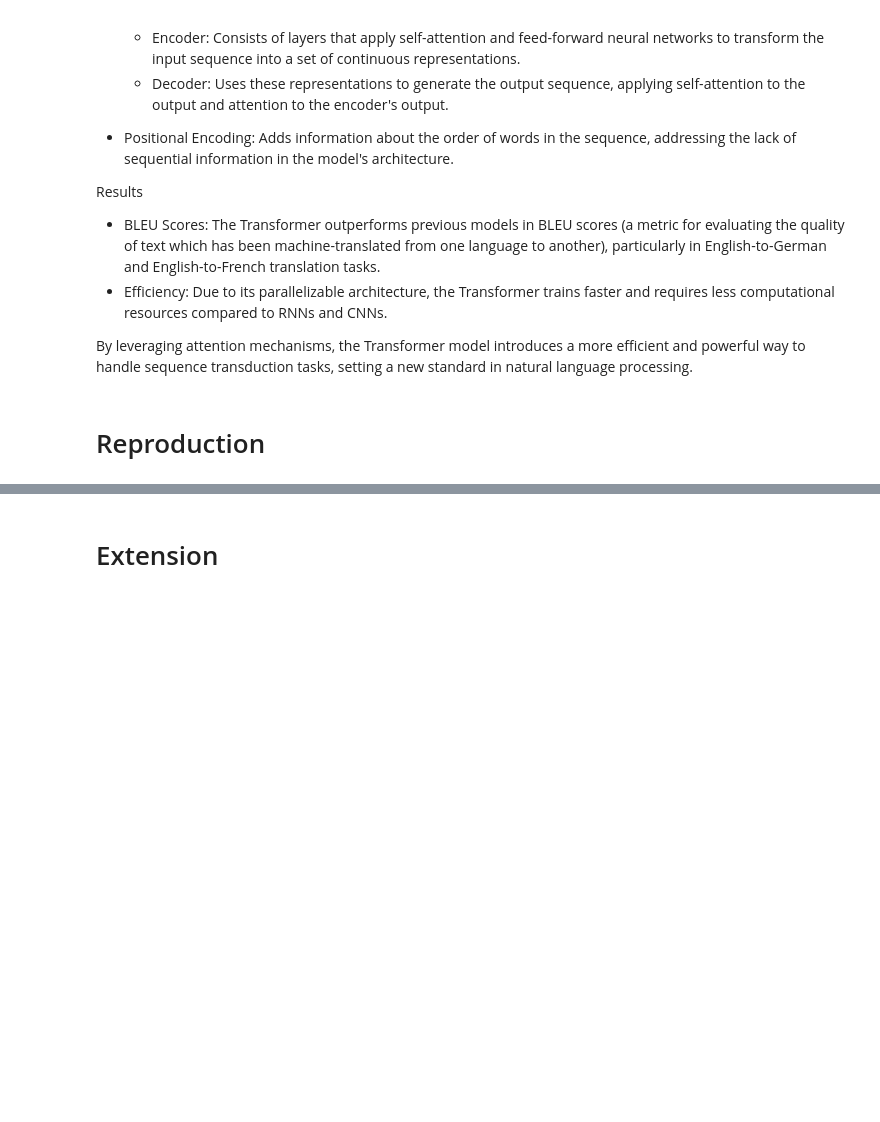
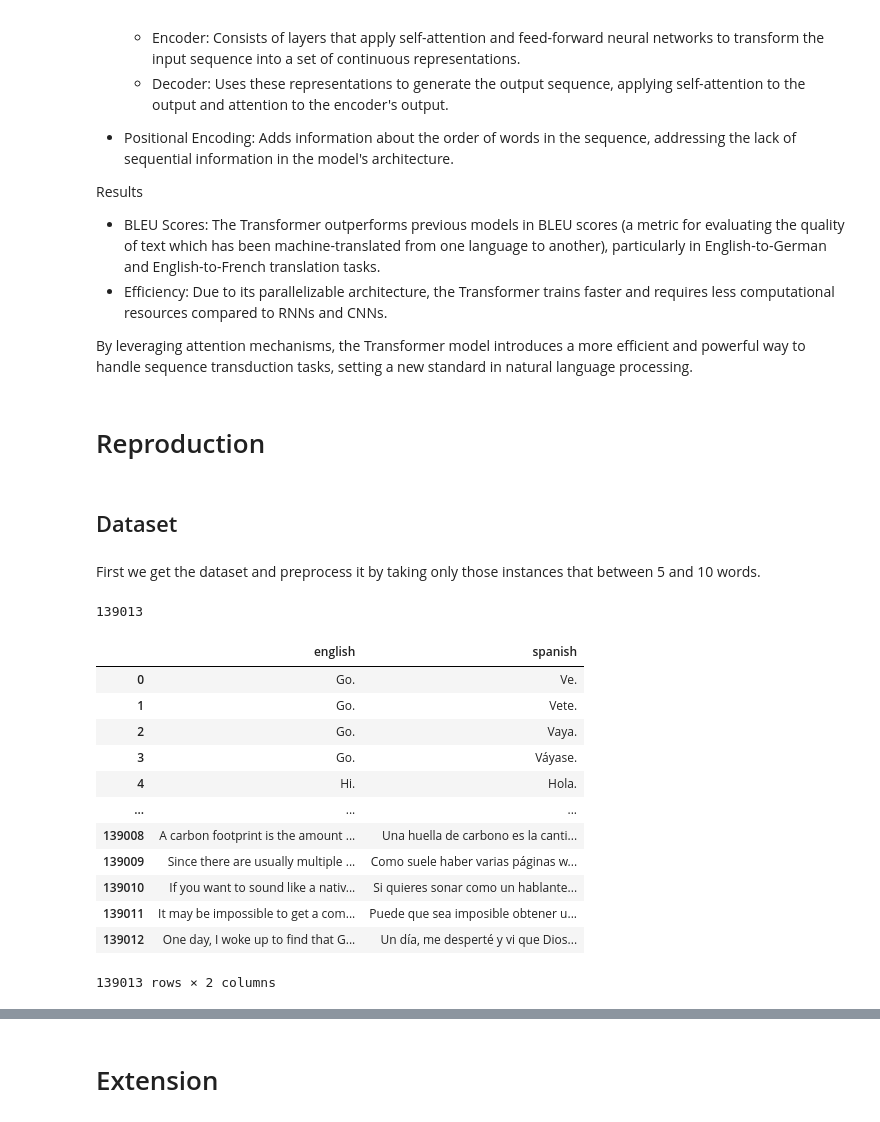
Before and after one commit to lorenzoram/aiayn, a Jupyter notebook: aiayn.ipynb, the cells around one changed output, grey strips where cells are left out. Drawn from its saved outputs; the diff is of its cells as text; code cells hidden in the pictures; blank space fills up the shorter version.

```diff
--- a/aiayn.ipynb
+++ b/aiayn.ipynb
@@ -30,3 +30,5 @@ Results
 By leveraging attention mechanisms, the Transformer model introduces a more efficient and powerful way to handle sequence transduction tasks, setting a new standard in natural language processing.
 # %% [markdown]
 # Reproduction
+# %% [markdown]
+## Dataset
@@ -32,0 +37,25 @@ By leveraging attention mechanisms, the Transformer model introduces a more effi
+# %% [markdown]
+First we get the dataset and preprocess it by taking only those instances that between 5 and 10 words.
+# %%
+url = 'https://raw.githubusercontent.com/lorenzoram/aiayn/main/spa.txt'
+# %%
+data = pd.read_csv(url, delimiter='\t', header=None, names=['english', 'spanish', 'metadata'])
+data= data[['english','spanish']]
+# %%
+print(len(data))
+data
+# %% [output]
+139013
+|  | english | spanish |
+| 0 | Go. | Ve. |
+| 1 | Go. | Vete. |
+| 2 | Go. | Vaya. |
+| 3 | Go. | Váyase. |
+| 4 | Hi. | Hola. |
+| ... | ... | ... |
+| 139008 | A carbon footprint is the amount ... | Una huella de carbono es la canti... |
+| 139009 | Since there are usually multiple ... | Como suele haber varias páginas w... |
+| 139010 | If you want to sound like a nativ... | Si quieres sonar como un hablante... |
+| 139011 | It may be impossible to get a com... | Puede que sea imposible obtener u... |
+| 139012 | One day, I woke up to find that G... | Un día, me desperté y vi que Dios... |
+139013 rows × 2 columns
```
Also changed, not shown: parts of 21 cells of this notebook.
